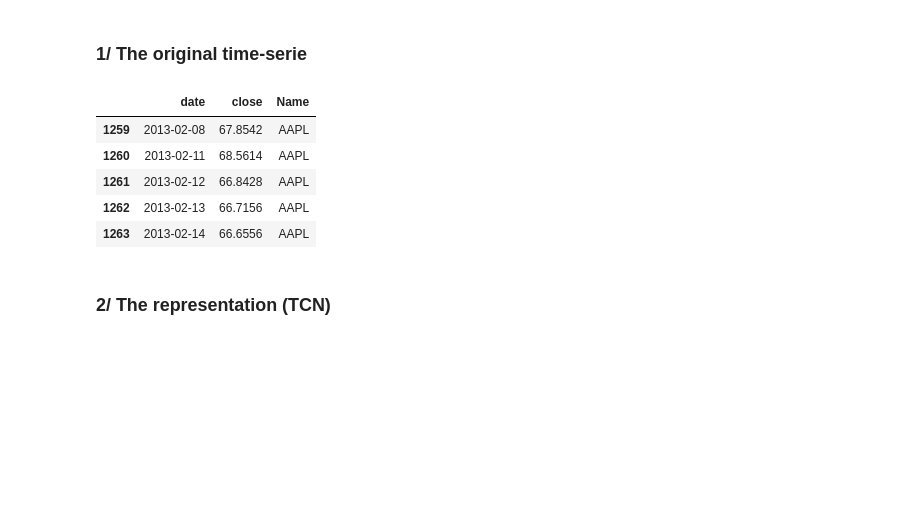
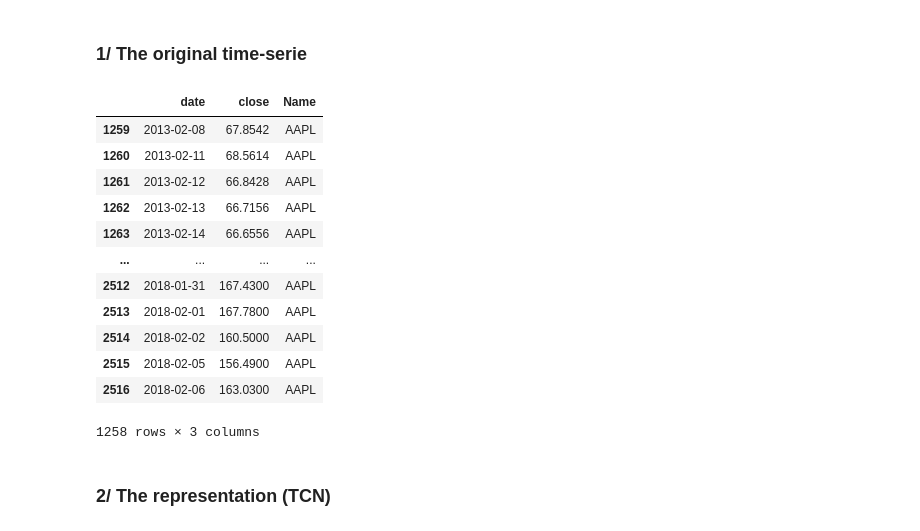
Before and after one commit to Lenflammeur/UCL-MSc_Project, a Jupyter notebook: Reconstruction_optimization.ipynb, the cells around one changed output. Cells and saved outputs as stored; diff of their text form; code cells hidden in the pictures; blank space fills up the shorter version.

```diff
--- a/Reconstruction_optimization.ipynb
+++ b/Reconstruction_optimization.ipynb
@@ -21,14 +21,21 @@ best matches the one given.
 # %%
 df = pd.read_csv('all_stocks_5yr.csv', delimiter=',', usecols=['date', 'close', "Name"])
 df_AAPL = df.query("Name == 'AAPL'")
-df_AAPL.head()
+df_AAPL.head(-1)
 # %% [output]
 |  | date | close | Name |
 | 1259 | 2013-02-08 | 67.8542 | AAPL |
 | 1260 | 2013-02-11 | 68.5614 | AAPL |
 | 1261 | 2013-02-12 | 66.8428 | AAPL |
 | 1262 | 2013-02-13 | 66.7156 | AAPL |
 | 1263 | 2013-02-14 | 66.6556 | AAPL |
+| ... | ... | ... | ... |
+| 2512 | 2018-01-31 | 167.4300 | AAPL |
+| 2513 | 2018-02-01 | 167.7800 | AAPL |
+| 2514 | 2018-02-02 | 160.5000 | AAPL |
+| 2515 | 2018-02-05 | 156.4900 | AAPL |
+| 2516 | 2018-02-06 | 163.0300 | AAPL |
+1258 rows × 3 columns
 # %%
 pd.options.plotting.backend = "plotly"
 df_AAPL.plot(x='date', y='close')
```
Also changed, not shown: parts of 17 cells of this notebook, 1 other file.
